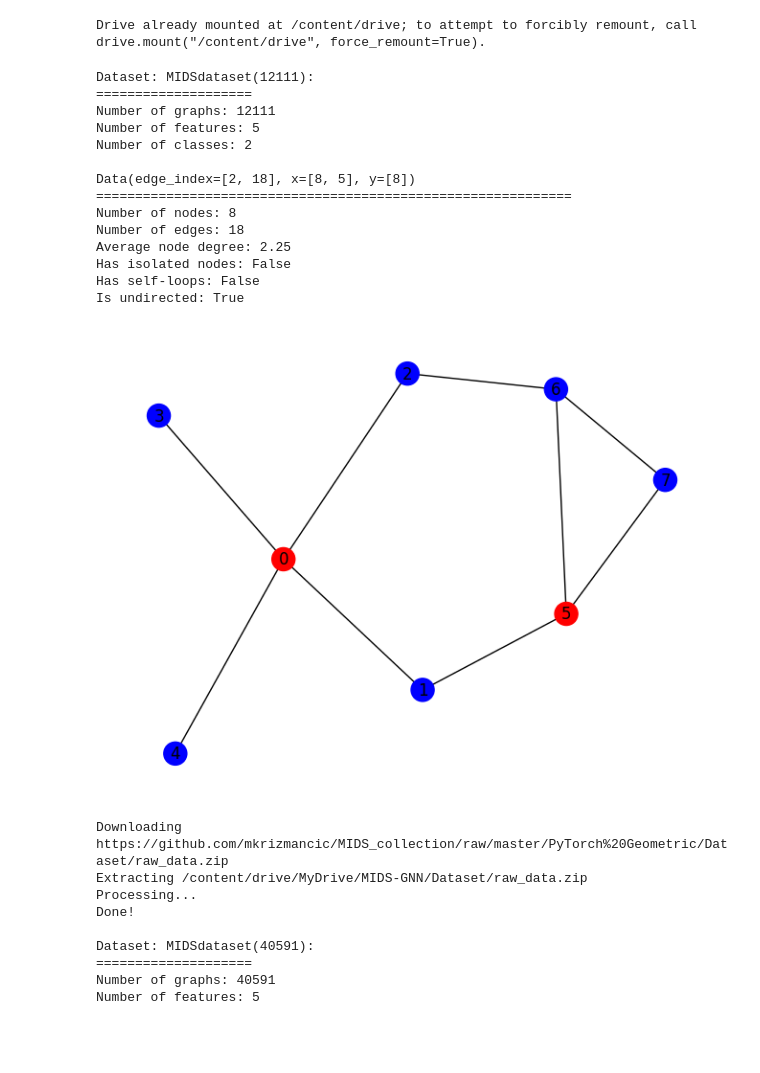
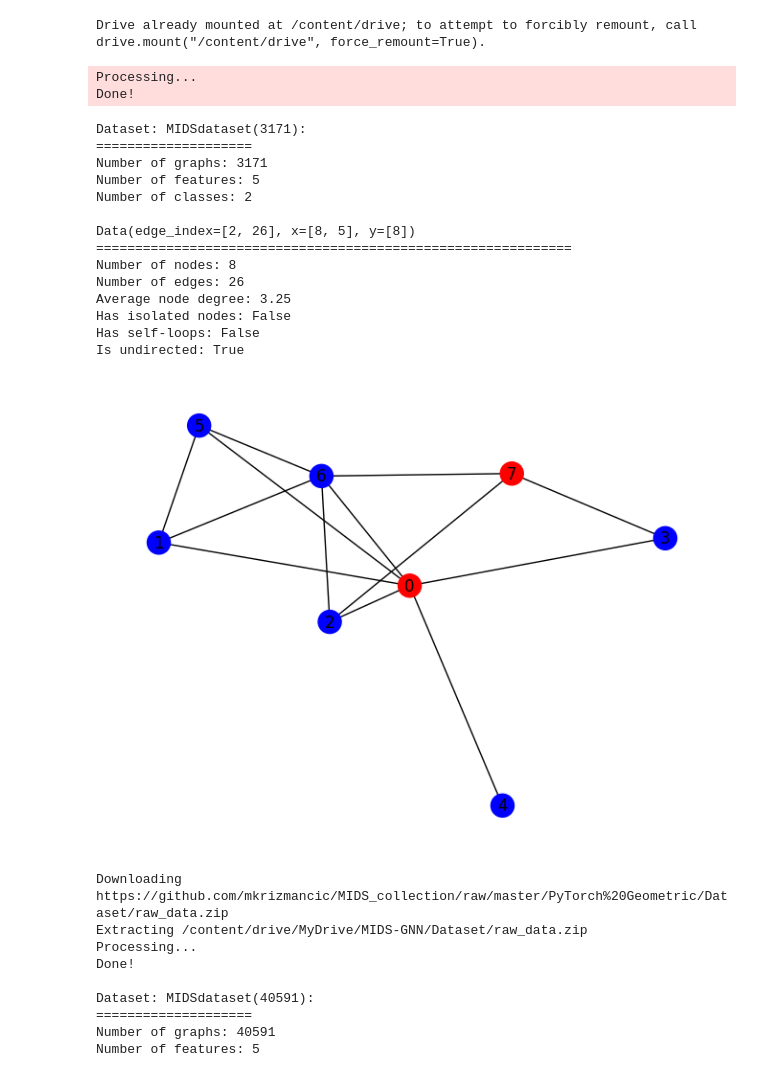
Before and after one commit to mkozlik/MIDS-GNN, a Jupyter notebook: MIDS_GNN.ipynb, the cells around one changed output. Cells and saved outputs as stored; diff of their text form; code cells hidden in the pictures; blank space fills up the shorter version.

Commit message:
Isolated dataset with graphs containing only 1 MIDS (~95%)

```diff
--- a/MIDS_GNN.ipynb
+++ b/MIDS_GNN.ipynb
@@ -113,7 +114,8 @@ class MIDSdataset(InMemoryDataset):
         with tqdm(total=len(self.raw_file_names)) as pbar:
             for graph_file in self.raw_file_names:
                 data = self.make_data(Path(self.raw_dir) / graph_file)
-                data_list.extend(data)
+                if data:
+                    data_list.extend(data)
                 pbar.update(1)
 
         if self.pre_filter is not None:
@@ -162,6 +164,12 @@ class MIDSdataset(InMemoryDataset):
         torch_G = pygUtils.from_networkx(G, group_node_attrs=list(feature_functions.keys()))
         true_labels = MIDSdataset.get_labels(utils.find_MIDS(G), G.number_of_nodes())
         data = []
+        if len(true_labels) == 1:
+            data.append(torch_G.clone())
+            data[-1].y = true_labels[0]
+            return data
+        else:
+            return 0
         for labels in true_labels:
             data.append(torch_G.clone())
             data[-1].y = labels
@@ -195,48 +203,50 @@ def inspect_dataset(dataset, num_graphs=1):
         # Gather some statistics about the first graph.
         print(f"Number of nodes: {data.num_nodes}")
         print(f"Number of edges: {data.num_edges}")
         print(f"Average node degree: {data.num_edges / data.num_nodes:.2f}")
         print(f"Has isolated nodes: {data.has_isolated_nodes()}")
         print(f"Has self-loops: {data.has_self_loops()}")
         print(f"Is undirected: {data.is_undirected()}")
 
         MIDSdataset.visualize_data(data)
 
 
 def main():
     root = Path.cwd() / "Dataset"
     raw_included_subdirs = None
 
     dataset = MIDSdataset(root, raw_included_subdirs=raw_included_subdirs)
 
     print()
     print(f"Dataset: {dataset}:")
     print("====================")
     print(f"Number of graphs: {len(dataset)}")
     print(f"Number of features: {dataset.num_features}")
     print(f"Number of classes: {dataset.num_classes}")
 
     inspect_dataset(dataset, num_graphs=1)
 
 
 if __name__ == "__main__":
     main()
 # %% [output]
-Dataset: MIDSdataset(12111):
-====================
-Number of graphs: 12111
-Number of features: 5
-Number of classes: 2
-
-Data(edge_index=[2, 18], x=[8, 5], y=[8])
-=============================================================
-Number of nodes: 8
-Number of edges: 18
-Average node degree: 2.25
-Has isolated nodes: False
-Has self-loops: False
-Is undirected: True
+Processing...
+Done!
+Dataset: MIDSdataset(3171):
+====================
+Number of graphs: 3171
+Number of features: 5
+Number of classes: 2
+
+Data(edge_index=[2, 26], x=[8, 5], y=[8])
+=============================================================
+Number of nodes: 8
+Number of edges: 26
+Average node degree: 3.25
+Has isolated nodes: False
+Has self-loops: False
+Is undirected: True
-[figure, old version]
+[figure, new version]
 # %%
 #!rm -rf Dataset/raw/
 !rm -rf Dataset/processed/
```
Also changed, not shown: parts of 9 cells of this notebook.
